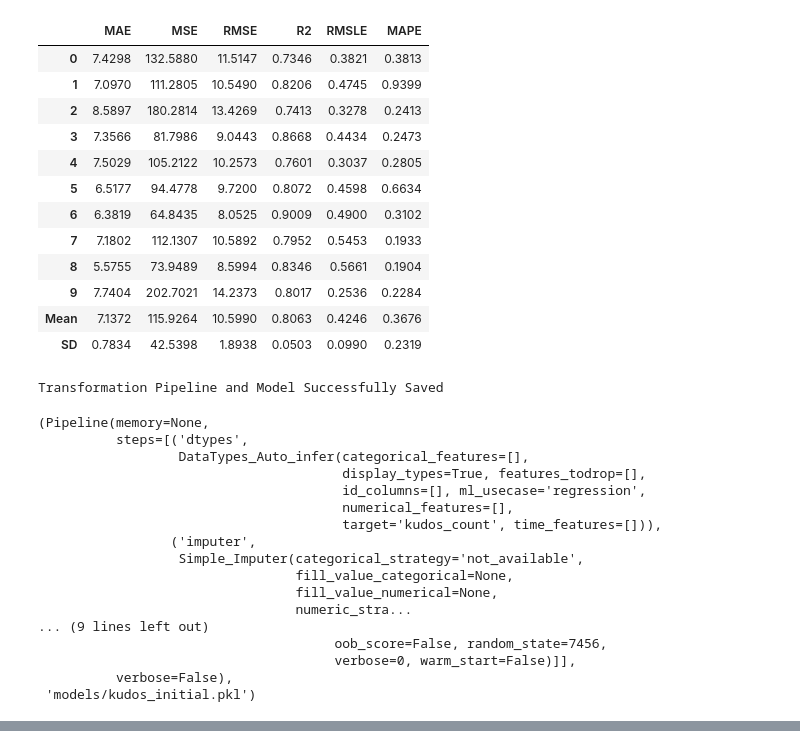
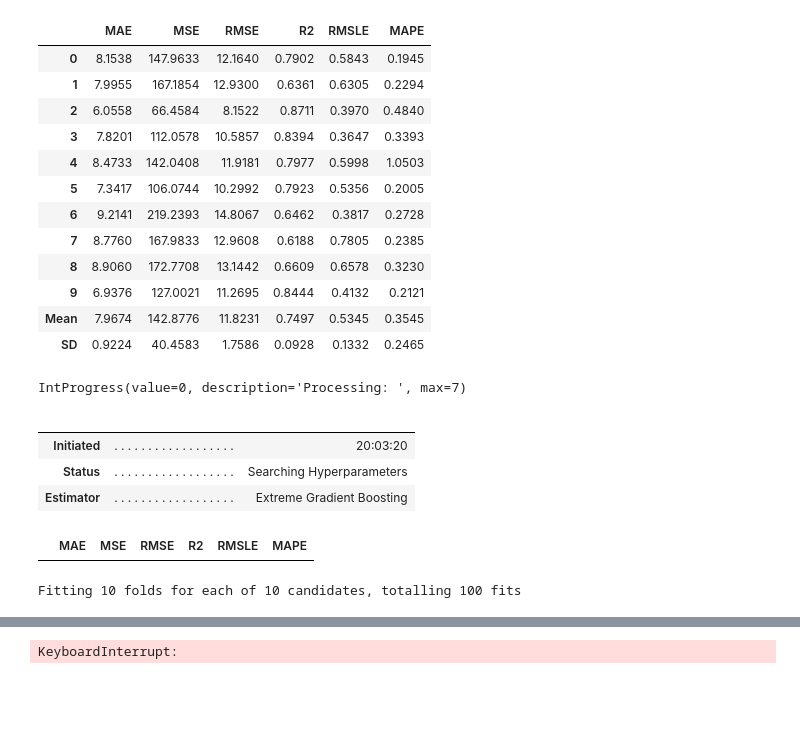
Before and after one commit to jackmleitch/StravaKudos, a Jupyter notebook: notebooks/initial_model.ipynb, the cells around one changed output, grey strips where cells are left out. Cells and saved outputs as stored; diff of their text form; code cells hidden in the pictures; blank space fills up the shorter version.

```diff
--- a/notebooks/initial_model.ipynb
+++ b/notebooks/initial_model.ipynb
@@ -70,37 +69,27 @@ ExtraTreesRegressor(bootstrap=False, ccp_alpha=0.0, criterion='mse',
 # %%
-model = create_model('et')
+model = create_model('xgboost')
 tuned_model = tune_model(model)
 model_final = finalize_model(tuned_model)
-save_model(model_final, 'models/kudos_initial')
+# save_model(model_final, 'models/kudos_second')
 # %% [output]
 |  | MAE | MSE | RMSE | R2 | RMSLE | MAPE |
-| 0 | 7.4298 | 132.5880 | 11.5147 | 0.7346 | 0.3821 | 0.3813 |
-| 1 | 7.0970 | 111.2805 | 10.5490 | 0.8206 | 0.4745 | 0.9399 |
-| 2 | 8.5897 | 180.2814 | 13.4269 | 0.7413 | 0.3278 | 0.2413 |
-| 3 | 7.3566 | 81.7986 | 9.0443 | 0.8668 | 0.4434 | 0.2473 |
-| 4 | 7.5029 | 105.2122 | 10.2573 | 0.7601 | 0.3037 | 0.2805 |
-| 5 | 6.5177 | 94.4778 | 9.7200 | 0.8072 | 0.4598 | 0.6634 |
-| 6 | 6.3819 | 64.8435 | 8.0525 | 0.9009 | 0.4900 | 0.3102 |
-| 7 | 7.1802 | 112.1307 | 10.5892 | 0.7952 | 0.5453 | 0.1933 |
-| 8 | 5.5755 | 73.9489 | 8.5994 | 0.8346 | 0.5661 | 0.1904 |
-| 9 | 7.7404 | 202.7021 | 14.2373 | 0.8017 | 0.2536 | 0.2284 |
-| Mean | 7.1372 | 115.9264 | 10.5990 | 0.8063 | 0.4246 | 0.3676 |
-| SD | 0.7834 | 42.5398 | 1.8938 | 0.0503 | 0.0990 | 0.2319 |
+| 0 | 8.1538 | 147.9633 | 12.1640 | 0.7902 | 0.5843 | 0.1945 |
+| 1 | 7.9955 | 167.1854 | 12.9300 | 0.6361 | 0.6305 | 0.2294 |
+| 2 | 6.0558 | 66.4584 | 8.1522 | 0.8711 | 0.3970 | 0.4840 |
+| 3 | 7.8201 | 112.0578 | 10.5857 | 0.8394 | 0.3647 | 0.3393 |
+| 4 | 8.4733 | 142.0408 | 11.9181 | 0.7977 | 0.5998 | 1.0503 |
+| 5 | 7.3417 | 106.0744 | 10.2992 | 0.7923 | 0.5356 | 0.2005 |
+| 6 | 9.2141 | 219.2393 | 14.8067 | 0.6462 | 0.3817 | 0.2728 |
+| 7 | 8.7760 | 167.9833 | 12.9608 | 0.6188 | 0.7805 | 0.2385 |
+| 8 | 8.9060 | 172.7708 | 13.1442 | 0.6609 | 0.6578 | 0.3230 |
+| 9 | 6.9376 | 127.0021 | 11.2695 | 0.8444 | 0.4132 | 0.2121 |
+| Mean | 7.9674 | 142.8776 | 11.8231 | 0.7497 | 0.5345 | 0.3545 |
+| SD | 0.9224 | 40.4583 | 1.7586 | 0.0928 | 0.1332 | 0.2465 |
-Transformation Pipeline and Model Successfully Saved
+IntProgress(value=0, description='Processing: ', max=7)
+|  |  |  |
+|  |  |  |
+| Initiated | . . . . . . . . . . . . . . . . . . | 20:03:20 |
+| Status | . . . . . . . . . . . . . . . . . . | Searching Hyperparameters |
+| Estimator | . . . . . . . . . . . . . . . . . . | Extreme Gradient Boosting |
+|  | MAE | MSE | RMSE | R2 | RMSLE | MAPE |
-(Pipeline(memory=None,
-          steps=[('dtypes',
-                  DataTypes_Auto_infer(categorical_features=[],
-                                       display_types=True, features_todrop=[],
-                                       id_columns=[], ml_usecase='regression',
-                                       numerical_features=[],
-                                       target='kudos_count', time_features=[])),
-                 ('imputer',
-                  Simple_Imputer(categorical_strategy='not_available',
-                                 fill_value_categorical=None,
-                                 fill_value_numerical=None,
-                                 numeric_stra...
-... (9 lines left out)
-                                      oob_score=False, random_state=7456,
-                                      verbose=0, warm_start=False)]],
-          verbose=False),
- 'models/kudos_initial.pkl')
+Fitting 10 folds for each of 10 candidates, totalling 100 fits
@@ -107,3 +98,4 @@ Transformation Pipeline and Model Successfully Saved
+KeyboardInterrupt:
 # %%
 plot_model(tuned_model)
 interpret_model(tuned_model)
```
Also changed, not shown: parts of 5 cells of this notebook, 6 other files.
